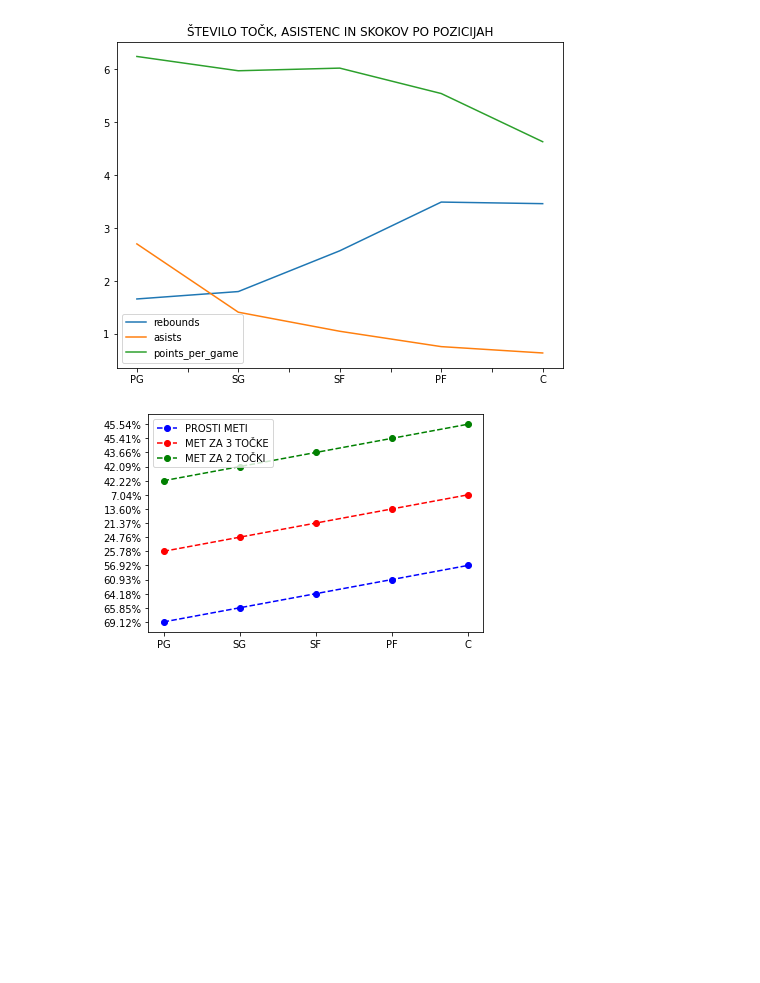
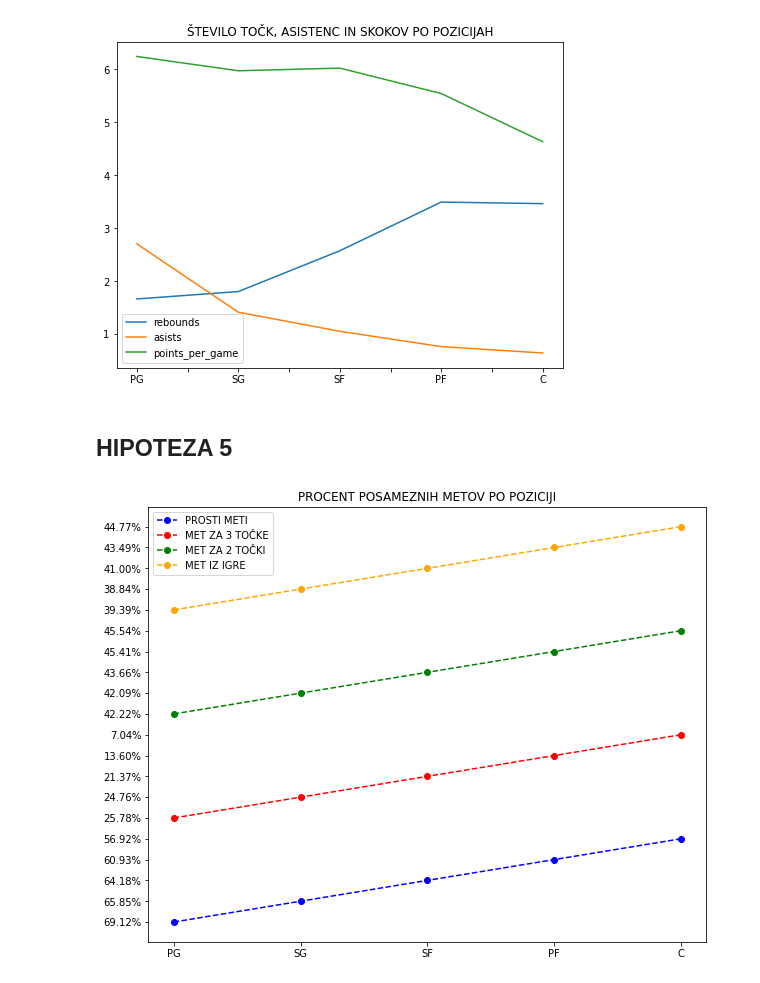
Before and after one commit to matej23/obdelava-podatkov, a Jupyter notebook: analiza.ipynb, the cells around one changed output. Drawn from its saved outputs; the diff is of its cells as text; code cells hidden in the pictures; blank space fills up the shorter version.

Commit message:
hipoteza 5 osnova

```diff
--- a/analiza.ipynb
+++ b/analiza.ipynb
@@ -312,16 +312,48 @@ table_position[['rebounds','asists','points_per_game']].plot(
 # %% [output]
 <AxesSubplot:title={'center':'ŠTEVILO TOČK, ASISTENC IN SKOKOV PO POZICIJAH'}>
 [figure]
+# %% [markdown]
+## HIPOTEZA 5
 # %%
-import matplotlib.pyplot as plt
-import numpy as np
-import pandas as pd
-df=table_position
-plt.plot( ['PG','SG','SF','PF','C'], 'ft_pct', data=df, color='blue', linestyle='--', marker='o', label = "PROSTI METI")
-plt.plot( ['PG','SG','SF','PF','C'], 'fg3_pct', data=df, color='red', linestyle='--', marker='o', label = "MET ZA 3 TOČKE")
-plt.plot( ['PG','SG','SF','PF','C'], 'fg2_pct', data=df, color='green', linestyle='--', marker='o', label = "MET ZA 2 TOČKI")
-plt.plot( ['PG','SG','SF','PF','C'], 'fg_pct', data=df, color='orange', linestyle='--', marker='o', label = "MET IZ IGRE")
+plt.figure(figsize=(10,8))
+plt.title("PROCENT POSAMEZNIH METOV PO POZICIJI")
+plt.plot(
+    ['PG','SG','SF','PF','C'],
+    'ft_pct',
+    data=table_position,
+    color='blue',
+    linestyle='--',
+    marker='o',
+    label = "PROSTI METI"
+    )
+plt.plot(
+    ['PG','SG','SF','PF','C'],
+    'fg3_pct',
+    data=table_position,
+    color='red',
+    linestyle='--',
+    marker='o',
+    label = "MET ZA 3 TOČKE"
+    )
+plt.plot(
+    ['PG','SG','SF','PF','C'],
+    'fg2_pct',
+    data=table_position,
+    color='green',
+    linestyle='--',
+    marker='o',
+    label = "MET ZA 2 TOČKI"
+    )
+plt.plot(
+    ['PG','SG','SF','PF','C'],
+    'fg_pct',
+    data=table_position,
+    color='orange',
+    linestyle='--',
+    marker='o',
+    label = "MET IZ IGRE"
+    )
 plt.legend()
 plt.show()
 # %% [output]
-[figure, old version]
+[figure, new version]
```
Also changed, not shown: 1 other file.
